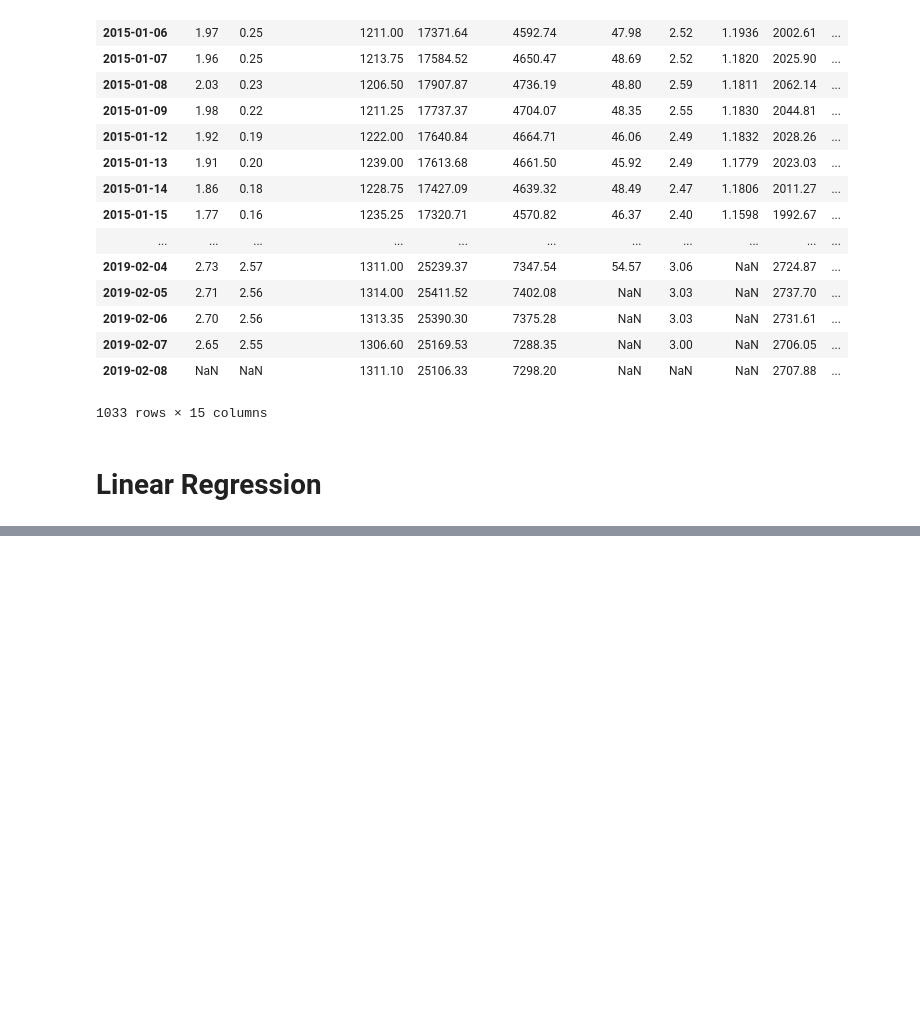
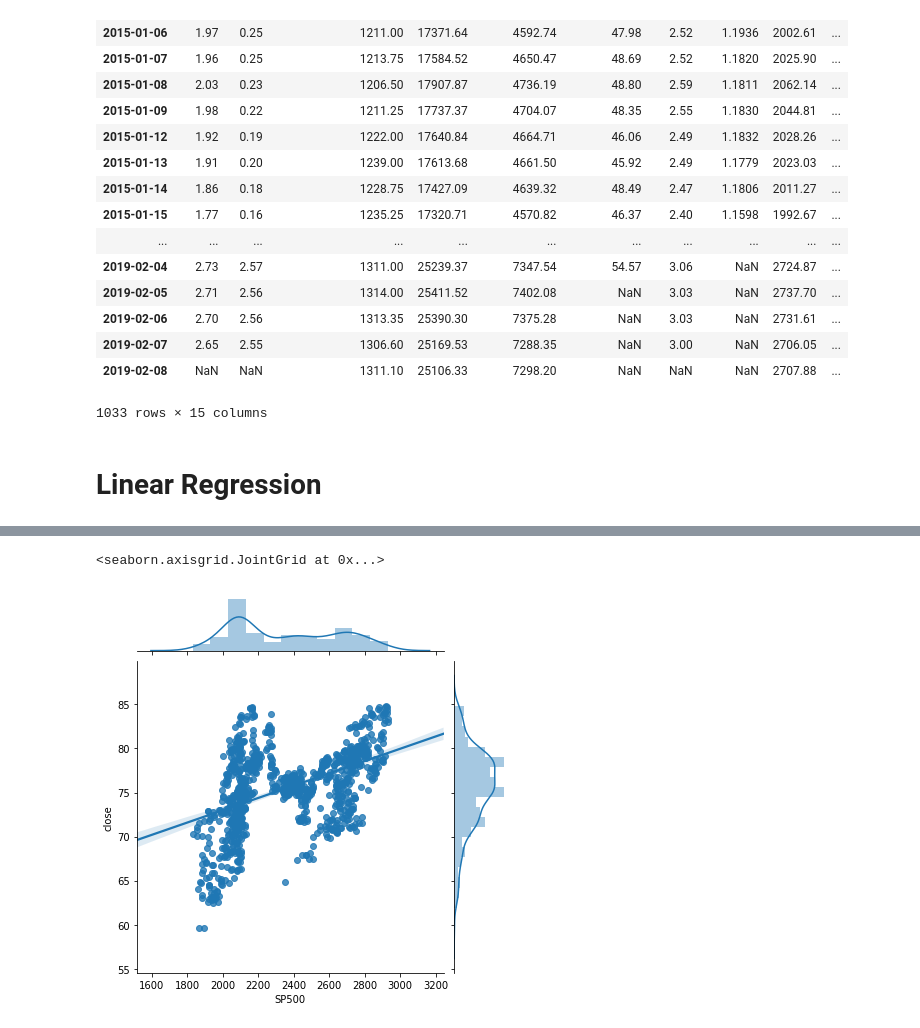
Before and after one commit to mattangriffel/pfs_intro_to_python, a Jupyter notebook: 4 - Data Analysis in Python.ipynb, the cells around one changed output, grey strips where cells are left out. Drawn from its saved outputs; the diff is of its cells as text; code cells hidden in the pictures; blank space fills up the shorter version.

```diff
--- a/4 - Data Analysis in Python.ipynb
+++ b/4 - Data Analysis in Python.ipynb
@@ -145 +144,6 @@ Warnings:
 strong multicollinearity or other numerical problems.
+# %%
+sns.jointplot(x='SP500', y='close', data=merged_data, kind='reg')
+# %% [output]
+<seaborn.axisgrid.JointGrid at 0x...>
+[figure, added]
```
Also changed, not shown: parts of 2 cells of this notebook.
